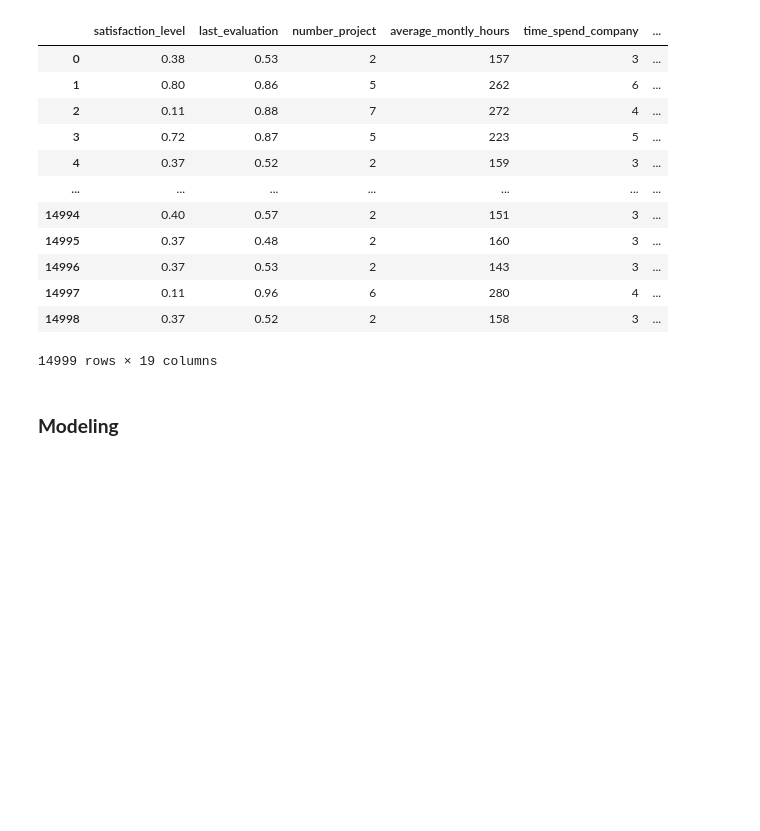
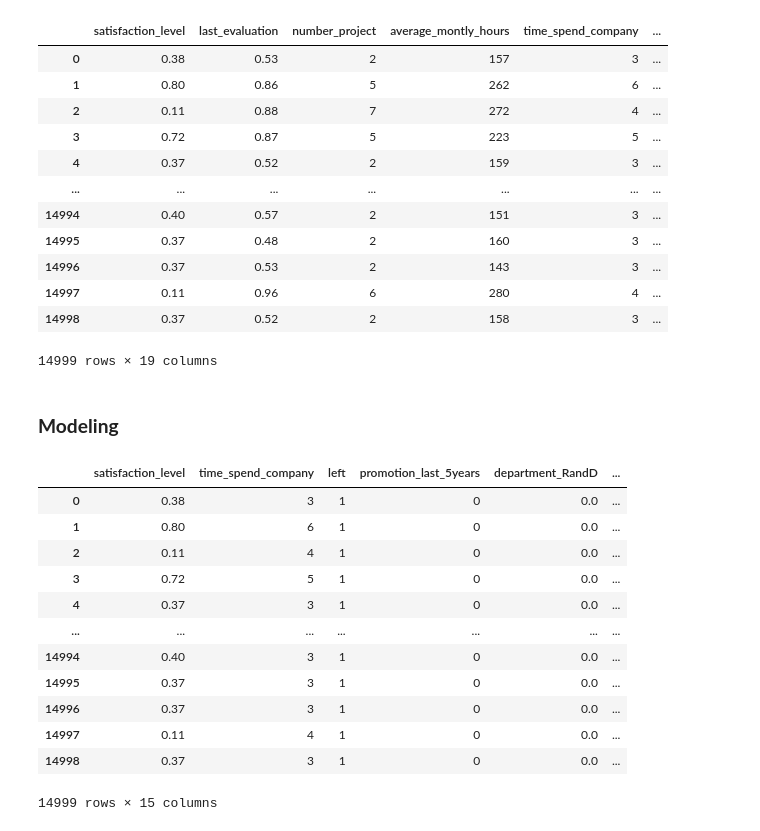
Before and after one commit to Emilly-Njue/HR-ANALYTICS, a Jupyter notebook: hr_analytics.ipynb, the cells around one changed output. Drawn from its saved outputs; the diff is of its cells as text; code cells hidden in the pictures; blank space fills up the shorter version.

```diff
--- a/hr_analytics.ipynb
+++ b/hr_analytics.ipynb
@@ -290,3 +290,22 @@ hr_encoded
 14999 rows × 19 columns
 # %% [markdown]
 ### **Modeling**
+# %%
+# Drop columns not needed
+columns_to_drop = ['last_evaluation', 'number_project', 'average_montly_hours', 'work_accident']
+hr_encoded = hr_encoded.drop(columns_to_drop, axis=1)
+hr_encoded
+# %% [output]
+|  | satisfaction_level | time_spend_company | left | promotion_last_5years | department_RandD | ... |
+| 0 | 0.38 | 3 | 1 | 0 | 0.0 | ... |
+| 1 | 0.80 | 6 | 1 | 0 | 0.0 | ... |
+| 2 | 0.11 | 4 | 1 | 0 | 0.0 | ... |
+| 3 | 0.72 | 5 | 1 | 0 | 0.0 | ... |
+| 4 | 0.37 | 3 | 1 | 0 | 0.0 | ... |
+| ... | ... | ... | ... | ... | ... | ... |
+| 14994 | 0.40 | 3 | 1 | 0 | 0.0 | ... |
+| 14995 | 0.37 | 3 | 1 | 0 | 0.0 | ... |
+| 14996 | 0.37 | 3 | 1 | 0 | 0.0 | ... |
+| 14997 | 0.11 | 4 | 1 | 0 | 0.0 | ... |
+| 14998 | 0.37 | 3 | 1 | 0 | 0.0 | ... |
+14999 rows × 15 columns
```
